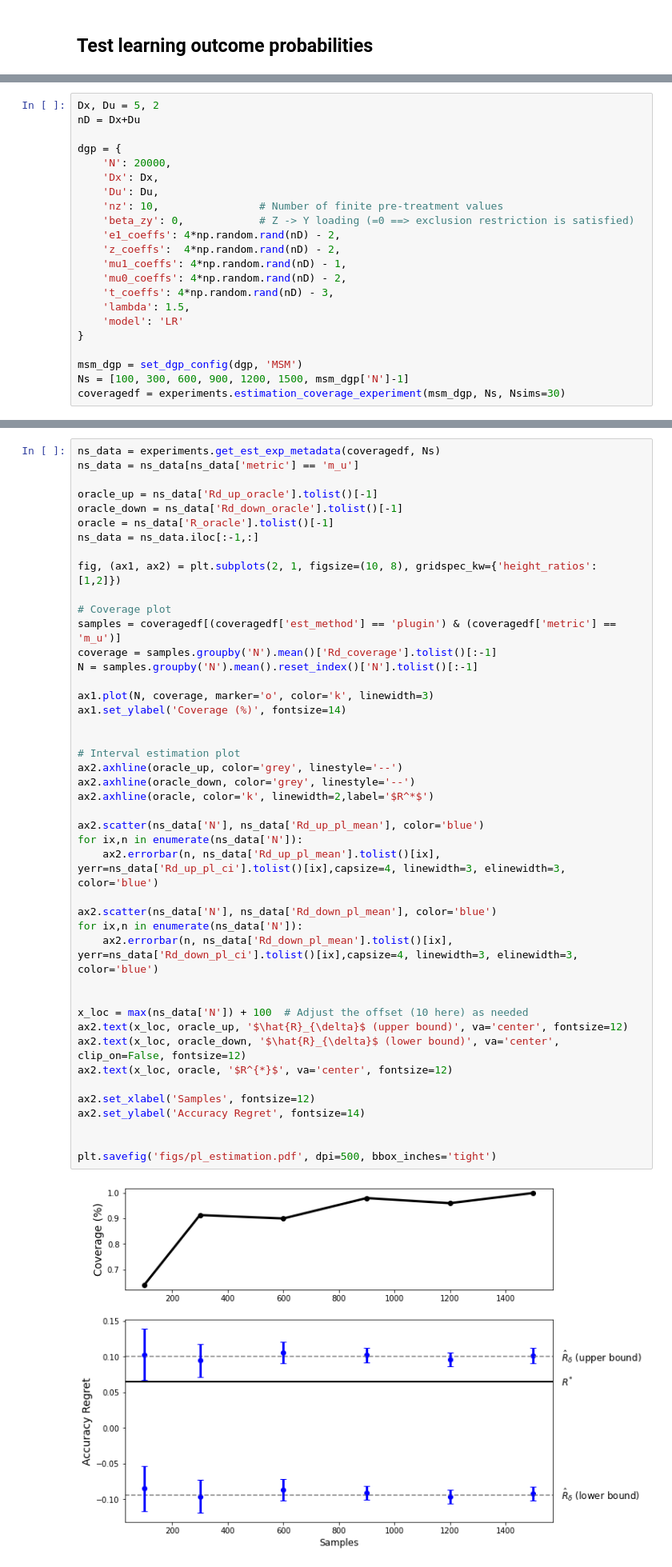
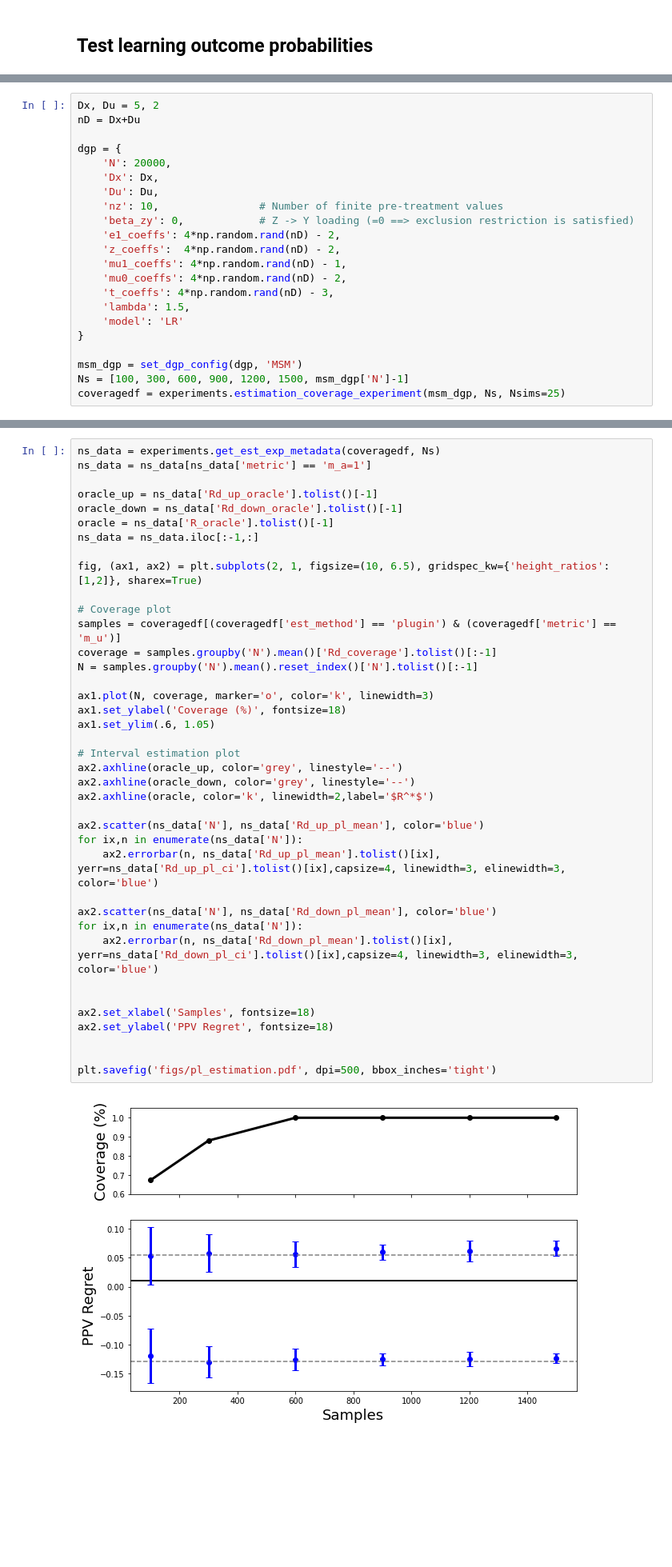
Before and after one commit to lguerdan/policy_comparison_under_confounding, a Jupyter notebook: synthetic_experiments_main.ipynb, the cells around one changed output, grey strips where cells are left out. Shown at 80% size. Saved outputs shown, nothing was run; the diff lists cells and outputs as text; blank space fills up the shorter version.

```diff
--- a/synthetic_experiments_main.ipynb
+++ b/synthetic_experiments_main.ipynb
@@ -97,5 +97,5 @@ dgp = {
 
 msm_dgp = set_dgp_config(dgp, 'MSM')
 Ns = [100, 300, 600, 900, 1200, 1500, msm_dgp['N']-1]
-coveragedf = experiments.estimation_coverage_experiment(msm_dgp, Ns, Nsims=30)
+coveragedf = experiments.estimation_coverage_experiment(msm_dgp, Ns, Nsims=25)
 # %% [output]
@@ -119,49 +119,44 @@ propensitiy error: 0.06279177921953923
 # %%
 ns_data = experiments.get_est_exp_metadata(coveragedf, Ns)
-ns_data = ns_data[ns_data['metric'] == 'm_u']
+ns_data = ns_data[ns_data['metric'] == 'm_a=1']
 
 oracle_up = ns_data['Rd_up_oracle'].tolist()[-1]
 oracle_down = ns_data['Rd_down_oracle'].tolist()[-1]
 oracle = ns_data['R_oracle'].tolist()[-1]
 ns_data = ns_data.iloc[:-1,:]
 
-fig, (ax1, ax2) = plt.subplots(2, 1, figsize=(10, 8), gridspec_kw={'height_ratios': [1,2]})
+fig, (ax1, ax2) = plt.subplots(2, 1, figsize=(10, 6.5), gridspec_kw={'height_ratios': [1,2]}, sharex=True)
 
 # Coverage plot
 samples = coveragedf[(coveragedf['est_method'] == 'plugin') & (coveragedf['metric'] == 'm_u')]
 coverage = samples.groupby('N').mean()['Rd_coverage'].tolist()[:-1]
 N = samples.groupby('N').mean().reset_index()['N'].tolist()[:-1]
 
 ax1.plot(N, coverage, marker='o', color='k', linewidth=3)
-ax1.set_ylabel('Coverage (%)', fontsize=14)
-
+ax1.set_ylabel('Coverage (%)', fontsize=18)
+ax1.set_ylim(.6, 1.05)
 
 # Interval estimation plot
 ax2.axhline(oracle_up, color='grey', linestyle='--')
 ax2.axhline(oracle_down, color='grey', linestyle='--')
 ax2.axhline(oracle, color='k', linewidth=2,label='$R^*$')
 
 ax2.scatter(ns_data['N'], ns_data['Rd_up_pl_mean'], color='blue')
 for ix,n in enumerate(ns_data['N']):
     ax2.errorbar(n, ns_data['Rd_up_pl_mean'].tolist()[ix], yerr=ns_data['Rd_up_pl_ci'].tolist()[ix],capsize=4, linewidth=3, elinewidth=3, color='blue')
 
 ax2.scatter(ns_data['N'], ns_data['Rd_down_pl_mean'], color='blue')
 for ix,n in enumerate(ns_data['N']):
     ax2.errorbar(n, ns_data['Rd_down_pl_mean'].tolist()[ix], yerr=ns_data['Rd_down_pl_ci'].tolist()[ix],capsize=4, linewidth=3, elinewidth=3, color='blue')
 
 
-x_loc = max(ns_data['N']) + 100  # Adjust the offset (10 here) as needed
-ax2.text(x_loc, oracle_up, '$\hat{R}_{\delta}$ (upper bound)', va='center', fontsize=12)
-ax2.text(x_loc, oracle_down, '$\hat{R}_{\delta}$ (lower bound)', va='center', clip_on=False, fontsize=12)
-ax2.text(x_loc, oracle, '$R^{*}$', va='center', fontsize=12)
-
-ax2.set_xlabel('Samples', fontsize=12)
-ax2.set_ylabel('Accuracy Regret', fontsize=14)
+ax2.set_xlabel('Samples', fontsize=18)
+ax2.set_ylabel('PPV Regret', fontsize=18)
 
 
 plt.savefig('figs/pl_estimation.pdf', dpi=500, bbox_inches='tight')
 # %% [output]
-[figure, old version]
+[figure, new version]
 # %% [markdown]
 # Design sensitivity experiment
 - Delta bounds enable certifying a policy improvement up to a larger magnitude of confounding
```
Also changed, not shown: parts of 5 cells of this notebook, 17 other files.
